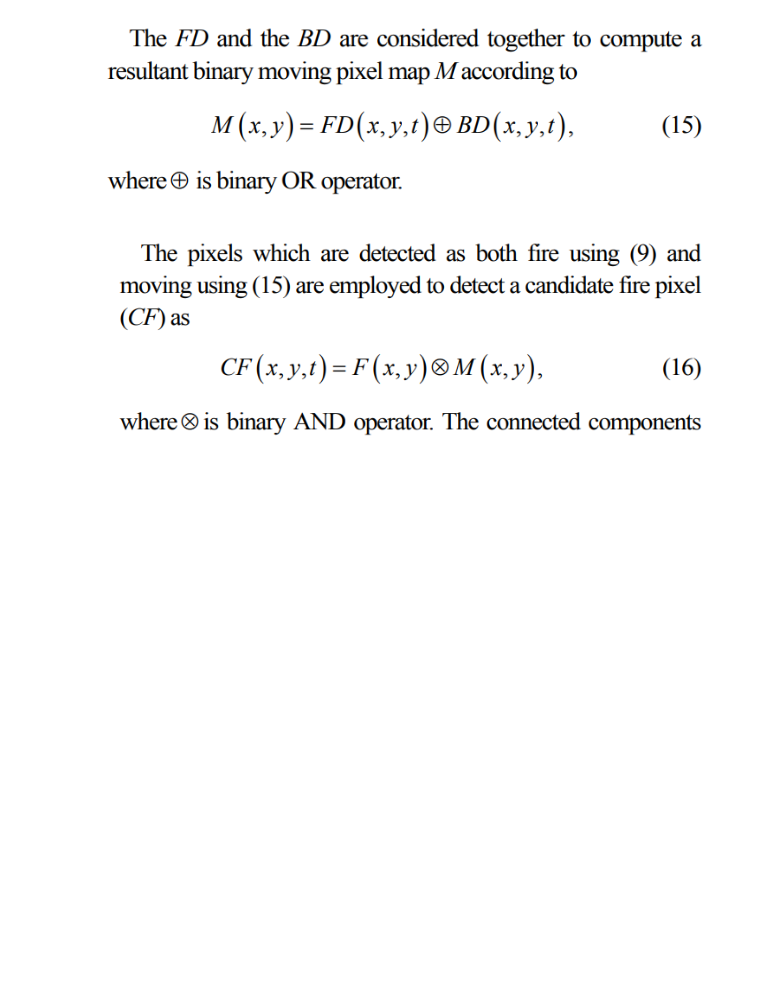
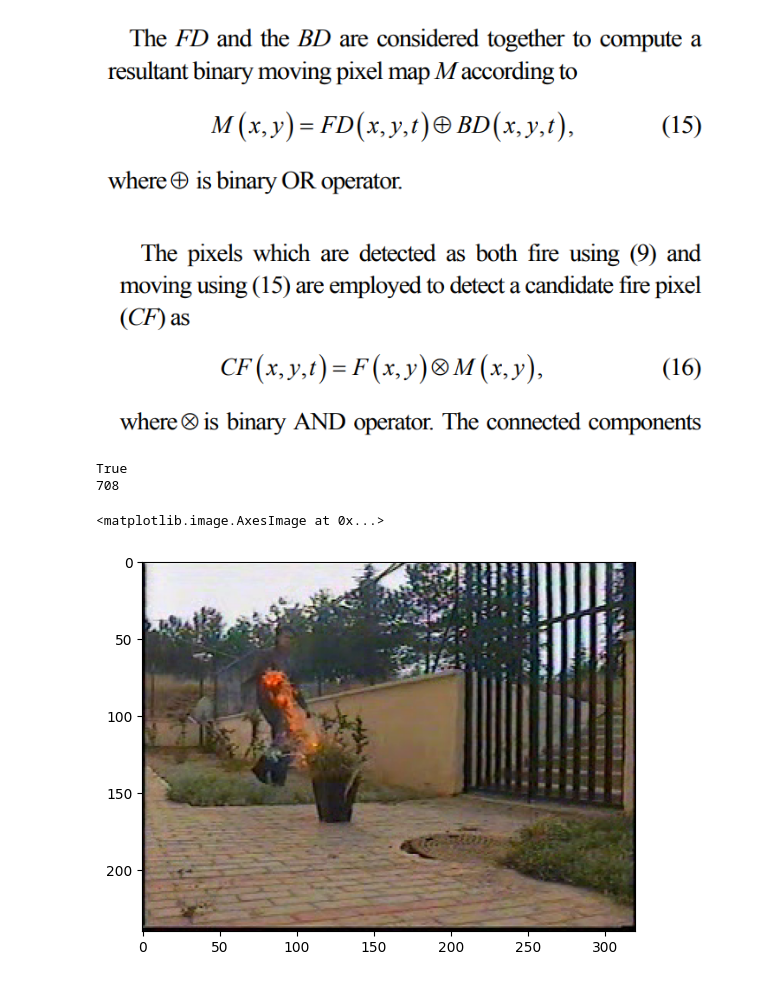
Before and after one commit to nachovigilante/pdi-fire-detection, a Jupyter notebook: fire_detection.ipynb, the cells around one changed output. Drawn from its saved outputs; the diff is of its cells as text; code cells hidden in the pictures; blank space fills up the shorter version.

Commit message:
videos

```diff
--- a/fire_detection.ipynb
+++ b/fire_detection.ipynb
@@ -796,3 +799,21 @@ def d_metric(cgo,cgo_1s_ant,fps):
 # %%
 def main():
     pass
+# %%
+vc_device=cv2.VideoCapture("./images/videos/fire1.avi")
+print(vc_device.isOpened())
+hay_frame,imagen_frame_prueba=vc_device.read()
+video_fire1=[]
+
+while hay_frame:
+    img_rgb=cv2.cvtColor(imagen_frame_prueba, cv2.COLOR_BGR2RGB)
+    video_fire1.append(img_rgb)
+    hay_frame,imagen_frame_prueba=vc_device.read()
+
+print(len(video_fire1))
+plt.imshow(video_fire1[200])
+# %% [output]
+True
+708
+<matplotlib.image.AxesImage at 0x...>
+[figure, added]
```
Also changed, not shown: parts of 2 cells of this notebook, 2 other files.
